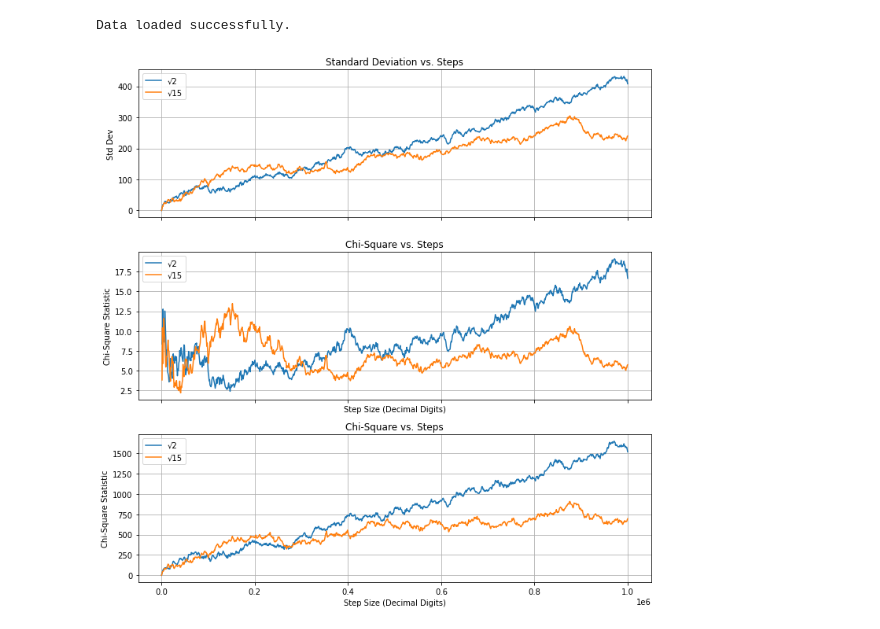
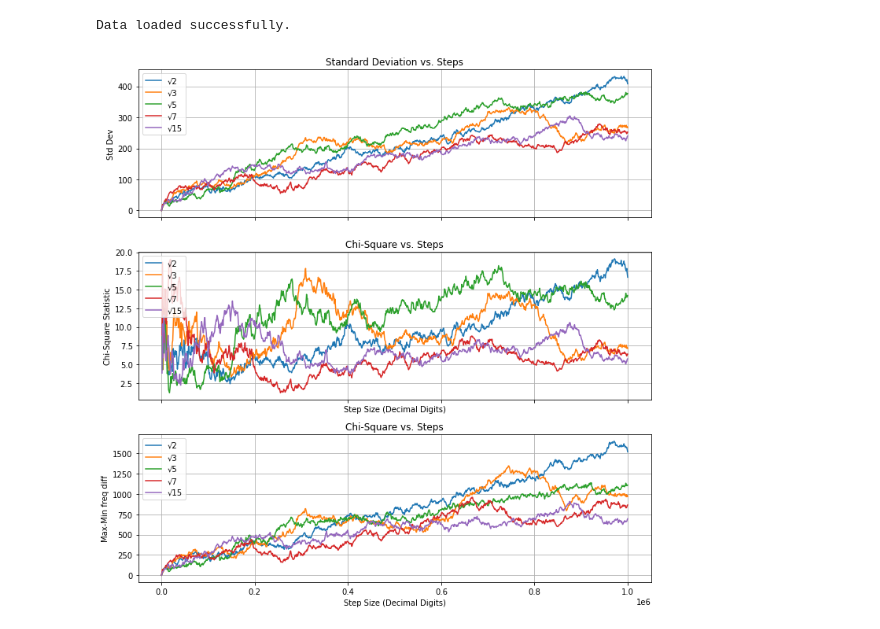
Before and after one commit to phymanshu/explore42, a Jupyter notebook: digitAnalyserWithSlider.ipynb, the cells around one changed output. Saved outputs shown, nothing was run; the diff lists cells and outputs as text; code cells hidden in the pictures.

```diff
--- a/digitAnalyserWithSlider.ipynb
+++ b/digitAnalyserWithSlider.ipynb
@@ -6,7 +6,7 @@ Requirement already satisfied: ipywidgets in /cvmfs/sft.cern.ch/lcg/views/LCG_10
 # %%
 # Ensure inline plotting in Jupyter notebooks
 %matplotlib inline
-
+import math
 import mpmath
 import matplotlib.pyplot as plt
 import numpy as np
@@ -43,7 +43,7 @@ def compute_frequency_stats(decimal_digits):
     return digits, freq_diff, std_dev, max_min_diff, chi_square
 
 # Compute sqrt(2) up to 1M decimal places
-N = 6
+N = math.pi
 uptoDecimal = 1000000
 decimal_digits = compute_sqrt(N, uptoDecimal)
 
@@ -51,13 +51,15 @@ decimal_digits = compute_sqrt(N, uptoDecimal)
 steps = list(range(0, uptoDecimal + 1, 1000))  # Steps from 0 to 1M with step size 1000
 std_dev_values = []
 chi_square_values = []
+max_min_diff_values = []
 
 # Compute Std Dev & Chi-Square for each step
 for length in steps:
     decimal_part = decimal_digits[:length]
-    _, _, std_dev, _, chi_square = compute_frequency_stats(decimal_part)
+    _, _, std_dev, min_max_diff, chi_square = compute_frequency_stats(decimal_part)
     std_dev_values.append(std_dev)
     chi_square_values.append(chi_square)
+    max_min_diff_values.append(min_max_diff)
 
 # Function to update frequency difference plot via slider
 def update_freq_diff(length):
@@ -138,7 +148,7 @@ def compute_frequency_stats(decimal_digits):
     return std_dev, chi_square, max_min_diff
 
 # Parameters
-N_values = [2, 3, 5, 6, 7, 8, 10, 11, 12, 13, 14, 15, 17]
+N_values = [math.pi]
 uptoDecimal = 1_000_000  # 1M digits
 steps = list(range(0, uptoDecimal + 1, 1000))
 
@@ -211,38 +221,38 @@ Data loaded successfully.
 # Plot Std Dev & Chi-Square for all cases
 fig, axes = plt.subplots(3, 1, figsize=(10, 10), sharex=True)
 
-N_values_plots = [2,15]
+N_values_plots = [2,3,5,7,15]
 
 # Plot Standard Deviation
 for N in N_values_plots:
     axes[0].plot(steps, std_dev_dict[N], label=f"√{N}")
 axes[0].set_ylabel("Std Dev")
 axes[0].set_title("Standard Deviation vs. Steps")
 axes[0].legend()
 axes[0].grid(True)
 
 # Plot Chi-Square
 for N in N_values_plots:
     axes[1].plot(steps, chi_square_dict[N], label=f"√{N}")
 axes[1].set_xlabel("Step Size (Decimal Digits)")
 axes[1].set_ylabel("Chi-Square Statistic")
 axes[1].set_title("Chi-Square vs. Steps")
 axes[1].legend()
 axes[1].grid(True)
 
 # plt.tight_layout()  # Adjust spacing
 # plt.show()
 
 # Plot Chi-Square
 for N in N_values_plots:
     axes[2].plot(steps, max_min_diff_dict[N], label=f"√{N}")
 axes[2].set_xlabel("Step Size (Decimal Digits)")
-axes[2].set_ylabel("Chi-Square Statistic")
+axes[2].set_ylabel("Max-Min freq diff")
 axes[2].set_title("Chi-Square vs. Steps")
 axes[2].legend()
 axes[2].grid(True)
 
 plt.tight_layout()  # Adjust spacing
 plt.show()
 # %% [output]
-[figure, old version]
+[figure, new version]
```
Also changed, not shown: parts of 1 cell of this notebook, 7 other files.
